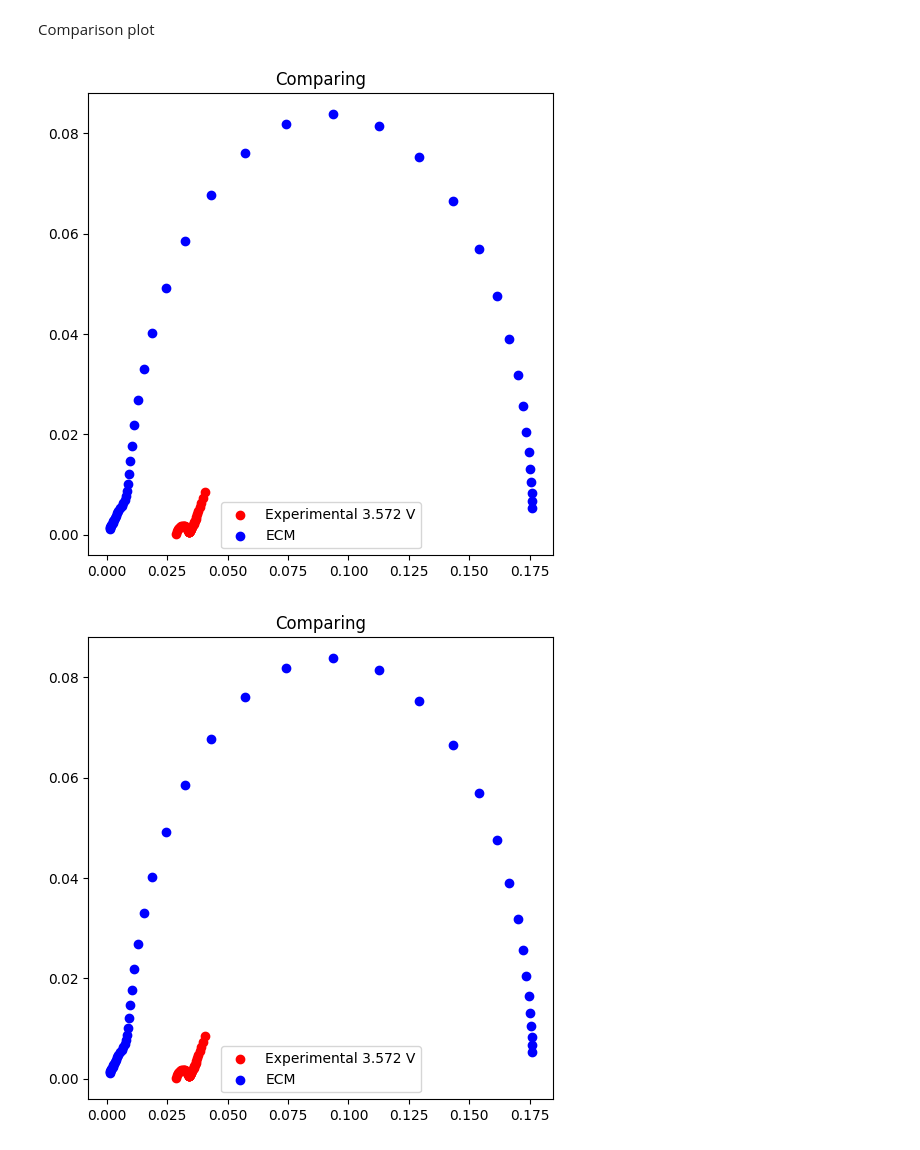
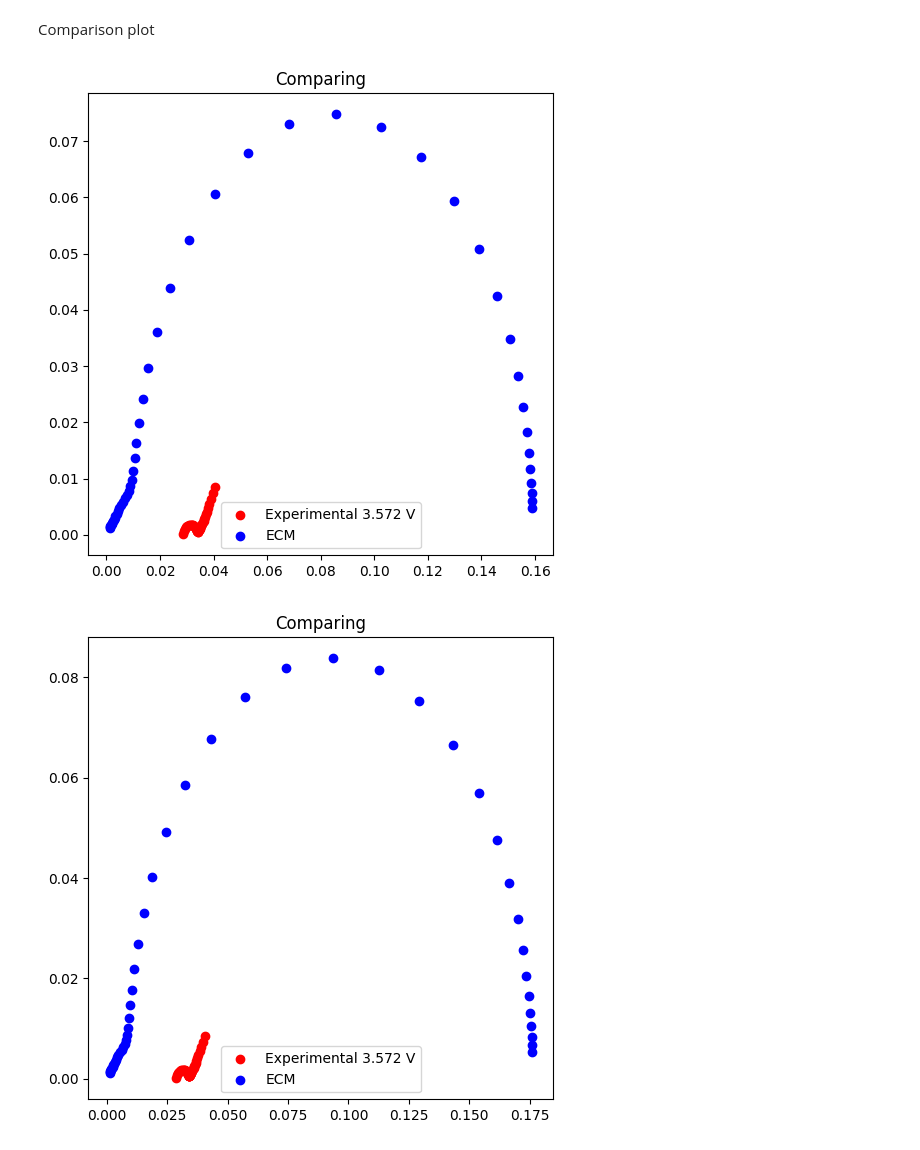
Before and after one commit to samaard2001/EIS-code, a Jupyter notebook: Code/EIS_ECM.ipynb, the cells around one changed output. Drawn from its saved outputs; the diff is of its cells as text; code cells hidden in the pictures.

```diff
--- a/Code/EIS_ECM.ipynb
+++ b/Code/EIS_ECM.ipynb
@@ -351,0 +267,11 @@ Calculate impedance
+# %%
+def a(V_electrode, e):
+    V_particle = (4*np.pi/3)*r**3
+    V_pores = e*V_electrode
+    # Number of particles
+    N = V_pores/V_particle
+    # Surface area of particle
+    A_particle = 4*np.pi*r**2
+    # Total surface area of pores
+    A_total = N*A_particle # so that A_total = (3*e*V_electrode)/r_particle
+    return A_total/V_electrode # [m^-1]
@@ -352,6 +415,6 @@ Calculate impedance
 # %%
 def R_part(param):
-    R_part = param['-dU_dcs']*(param['Rs']/(F*param['Ds']))
+    R_part = _dU_dc_a*(param['Rs']/(F*param['Ds']))
     return R_part
 
 def Y_s(param, ang_freq):
@@ -372,7 +435,7 @@ def v(param, Y):
 #ang_freq = 2 * np.pi * frequencies
 #_dU_dc_a = _dU_dc_anode(c_n)
 #print(_dU_dc_a.__dict__['value'])
-#print(R_part(a_parametre))
+print(R_part(a_parametre))
 #Rp = R_part(a_parametre)
 #print(Y_s(a_parametre, ang_freq))
 #Ys = Y_s(a_parametre, ang_freq)
@@ -485,7 +553,7 @@ def optimize_diff(i):
         return sum_square_diff
 
     # Convert initial dictionary to list for optimization
-    initial_elems = dict_to_list(test_parametre)
+    initial_elems = dict_to_list(a_parametre)
 
     # Optimization options
     options = {
@@ -496,7 +564,7 @@ def optimize_diff(i):
 
     # Minimize the difference function (optimize parameters)
     opt = minimize(diff_func, initial_elems, args=(exp_real, exp_imag), method='TNC', options=options)
-    opt_elems = list_to_dict(test_parametre, opt.x)
+    opt_elems = list_to_dict(a_parametre, opt.x)
     final_diff = diff_func(opt.x, exp_real, exp_imag)
 
     #print("Final sum of squared difference for dataset", i, ":", final_diff)
@@ -506,3 +574,5 @@ def optimize_diff(i):
 # Example usage: optimize for a specific dataset (choose i from 1 to 5)
 i = 1 # Change i to the desired dataset index
 dic_elems, final_diff, frequencies, list_elems = optimize_diff(i)
+
+print(final_diff)
@@ -509,7 +581,7 @@ dic_elems, final_diff, frequencies, list_elems = optimize_diff(i)
 # %%
 frequencies = np.array(get_exp_data(1, "")[1])
-Z_init = calc_Z(dict_to_list(a_parametre), frequencies)
+Z = calc_Z(list_elems, frequencies)
 
-plt.plot(Z_init.real, -Z_init.imag)
+plt.plot(Z.real, -Z.imag)
 plt.show()
 # %% [output]
@@ -560,17 +632,17 @@ Comparison plot
 # %%
 
 fig, ax = plt.subplots(figsize=(6, 6))
 ax.scatter(np.array(get_exp_data(i, "")[0][0]), -np.array(get_exp_data(i, "")[0][1]), color = 'red', label=f"Experimental "+str(np.round(get_vdc(i, ""),3))+" V")
-ax.scatter(Z_init.real, -Z_init.imag, label = f'ECM', color = 'blue')
+ax.scatter(Z.real, -Z.imag, label = f'ECM', color = 'blue')
 
 #ax.set_xlim(0.016, 0.045)
 #ax.set_ylim(0, 0.012)
 
 plt.legend()
 plt.title("Comparing")
 plt.show()
 # %% [output]
-[figure, old version]
+[figure, new version]
 # %%
 # Here I have chosen i = 1
 
```
Also changed, not shown: parts of 37 cells of this notebook.
